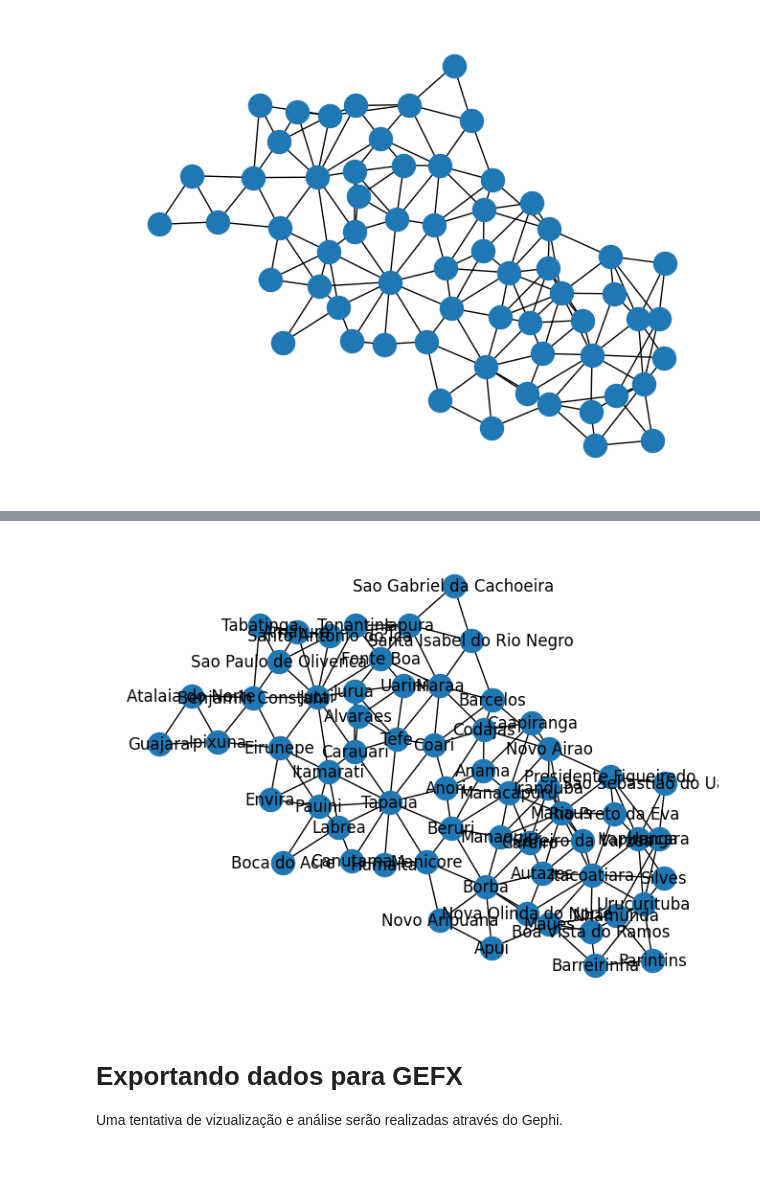
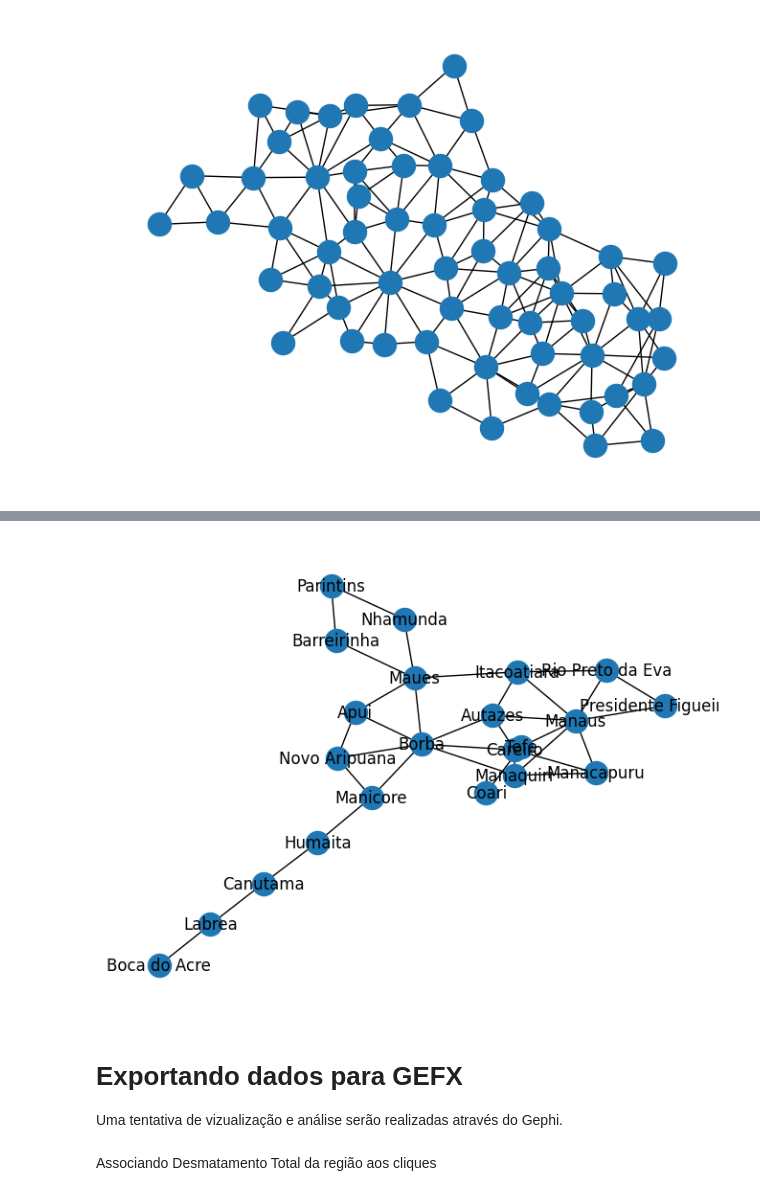
Before and after one commit to jAzz-hub/DesmatamentoNoAmazonas, a Jupyter notebook: Notebooks/DataModeling.ipynb, the cells around one changed output, grey strips where cells are left out. Cells and saved outputs as stored; diff of their text form; code cells hidden in the pictures; blank space fills up the shorter version.

Commit message:
Gerando cliques e primeiras vizualizações de dados

```diff
--- a/Notebooks/DataModeling.ipynb
+++ b/Notebooks/DataModeling.ipynb
@@ -30,23 +30,31 @@ A função recebe um `dataFrame` e estabelece as arestas(adjascência) entre nó
 
 dictAverageHigh = pd.Series(DATASETS[0]['MaiorQueAMédia'].values, index = DATASETS[0]['Municipio']).to_dict()
 
+#Retorna uma lista de dois índices, o primeiro elemento é um grafo com todas as arestas e o segundo um grafo apenas com as arestas de desmatamento acima da média:
 def LinkGenerator(dataFrame):
 
-    Mapa = nx.Graph()
+    Map = nx.Graph()
+    MapAvgHigh = nx.Graph()
+
+    edge_atributes = {}
 
     for line in range(0, len(dataFrame['Municipio'])):
+
         neighbors = [ast.literal_eval(neighbor) for neighbor in dataFrame['Fronteiras']]
 
+        for cityNeighbor in neighbors[line]:
+            AvgHighNeighbours = (dictAverageHigh[f'{cityNeighbor}'] and dictAverageHigh[f"{dataFrame['Municipio'][line]}"] )
+            if not Map.has_edge(dataFrame['Municipio'][line], cityNeighbor) and  not Map.has_edge(cityNeighbor, dataFrame['Municipio'][line]):
+                Map.add_edge(dataFrame['Municipio'][line], cityNeighbor, edge=AvgHighNeighbours)#Fronteiras
 
-        for cityNeighbor in neighbors[line]:
-
-            if not Mapa.has_edge(dataFrame['Municipio'][line], cityNeighbor) and  not Mapa.has_edge(cityNeighbor, dataFrame['Municipio'][line]):
-                Mapa.add_edge(dataFrame['Municipio'][line], cityNeighbor, edge=(dictAverageHigh[f'{cityNeighbor}'] and dictAverageHigh[f"{dataFrame['Municipio'][line]}"] ))#Fronteiras
-
+                if AvgHighNeighbours:
+                    MapAvgHigh.add_edge(dataFrame['Municipio'][line], cityNeighbor)
+                # nx.set_edge_attributes(Map, {}(dictAverageHigh[f'{cityNeighbor}'] and dictAverageHigh[f"{dataFrame['Municipio'][line]}"] ), 'AvgHigh')
             else:
                 pass
 
-    return Mapa
+
+    return [Map, MapAvgHigh]
 # %%
 
 #Criando Grafos para cada ano:
@@ -97,8 +88,8 @@ nx.draw_kamada_kawai(Graphs[0])
 # %%
 
-nx.draw_kamada_kawai(Graphs[0], with_labels = True)
+nx.draw_kamada_kawai(Graphs[17][1], with_labels = True)
 # %% [output]
-[figure, old version]
+[figure, new version]
 # %% [markdown]
 # Exportando dados para GEFX
 Uma tentativa de vizualização e análise serão realizadas através do Gephi.
@@ -110,0 +104,2 @@ for index,graph in enumerate(Graphs):
+# %% [markdown]
+Associando Desmatamento Total da região aos cliques
```
Also changed, not shown: parts of 12 cells of this notebook, 1 other file.
